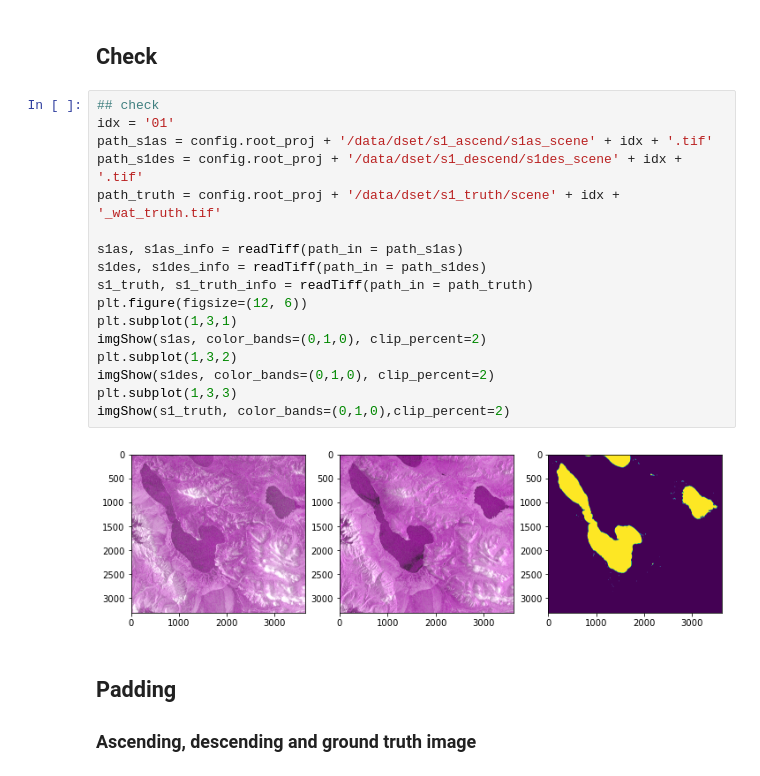
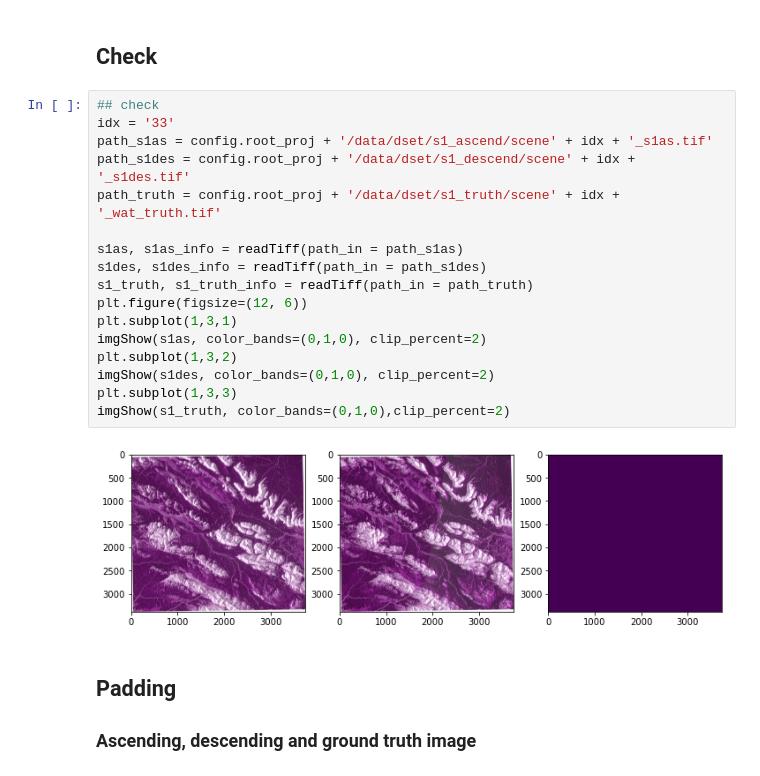
Before and after one commit to xinluo2018/Tibet-Water-2020, a Jupyter notebook: notebooks/vec_mask_padding.ipynb, the cells around one changed output. Saved outputs shown, nothing was run; the diff lists cells and outputs as text.

```diff
--- a/notebooks/vec_mask_padding.ipynb
+++ b/notebooks/vec_mask_padding.ipynb
@@ -42,23 +30,23 @@ process -> scene 30
 ## Check
 # %%
 ## check
-idx = '01'
-path_s1as = config.root_proj + '/data/dset/s1_ascend/s1as_scene' + idx + '.tif'
-path_s1des = config.root_proj + '/data/dset/s1_descend/s1des_scene' + idx + '.tif'
+idx = '33'
+path_s1as = config.root_proj + '/data/dset/s1_ascend/scene' + idx + '_s1as.tif'
+path_s1des = config.root_proj + '/data/dset/s1_descend/scene' + idx + '_s1des.tif'
 path_truth = config.root_proj + '/data/dset/s1_truth/scene' + idx + '_wat_truth.tif'
 
 s1as, s1as_info = readTiff(path_in = path_s1as)
 s1des, s1des_info = readTiff(path_in = path_s1des)
 s1_truth, s1_truth_info = readTiff(path_in = path_truth)
 plt.figure(figsize=(12, 6))
 plt.subplot(1,3,1)
 imgShow(s1as, color_bands=(0,1,0), clip_percent=2)
 plt.subplot(1,3,2)
 imgShow(s1des, color_bands=(0,1,0), clip_percent=2)
 plt.subplot(1,3,3)
 imgShow(s1_truth, color_bands=(0,1,0),clip_percent=2)
 # %% [output]
-[figure, old version]
+[figure, new version]
 # %% [markdown]
 ## Padding
 ### Ascending, descending and ground truth image
```
Also changed, not shown: parts of 2 cells of this notebook, 7 other files.
